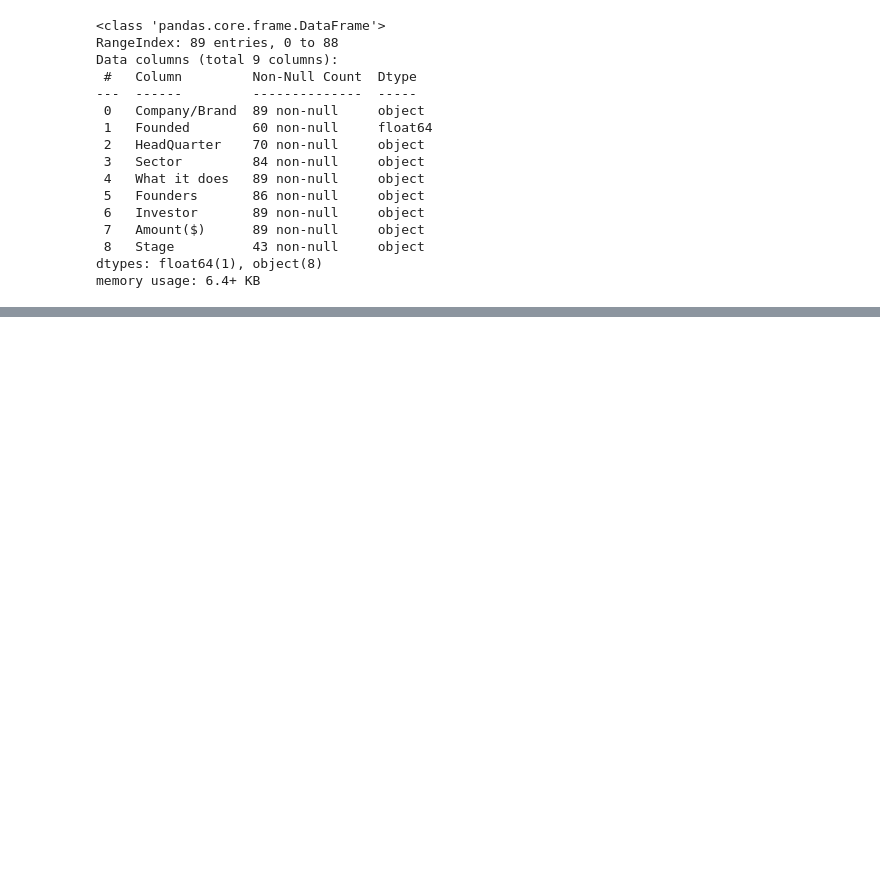
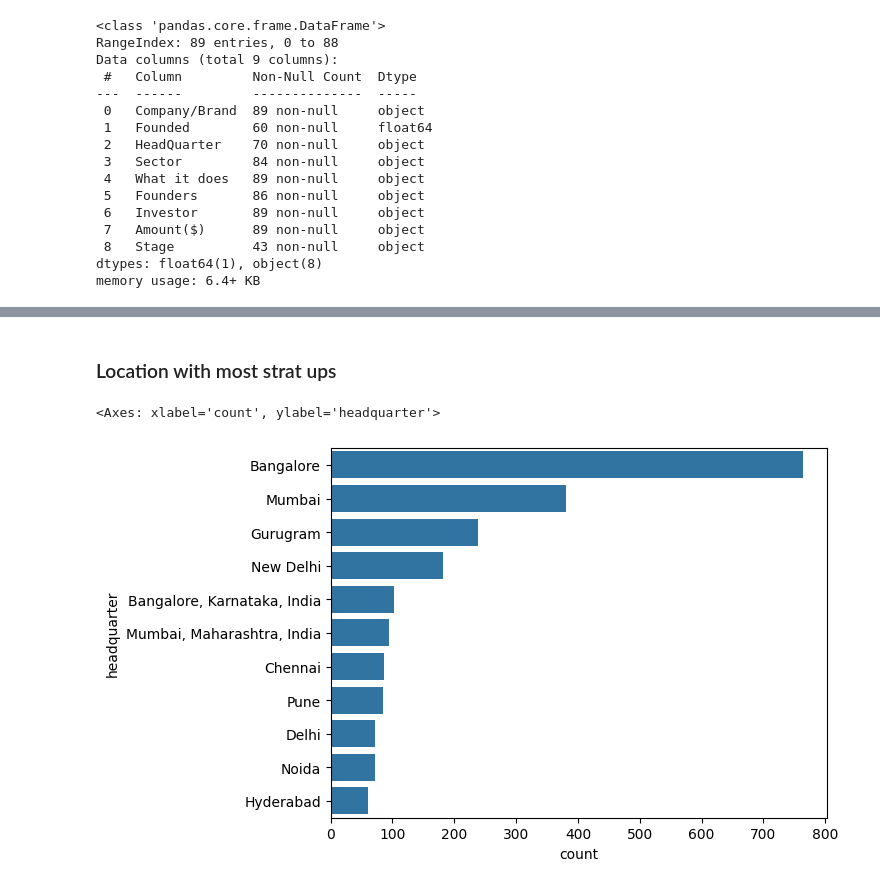
Before and after one commit to iakwatia/Data-Analysis-Project, a Jupyter notebook: Indian_startup.ipynb, the cells around one changed output, grey strips where cells are left out. Drawn from its saved outputs; the diff is of its cells as text; code cells hidden in the pictures; blank space fills up the shorter version.

```diff
--- a/Indian_startup.ipynb
+++ b/Indian_startup.ipynb
@@ -434,0 +640,9 @@ ValueError: could not convert string to float: '0n0a0n0'
+# %%
+location = df.groupby(['headquarter'])['headquarter'].agg(['count']).sort_values('count', ascending=False)
+# %% [markdown]
+### Location with most strat ups
+# %%
+sns.barplot(y=location[:11].index, x= (location['count'])[:11])
+# %% [output]
+<Axes: xlabel='count', ylabel='headquarter'>
+[figure, added]
```
Also changed, not shown: parts of 51 cells of this notebook, 1 other file.
